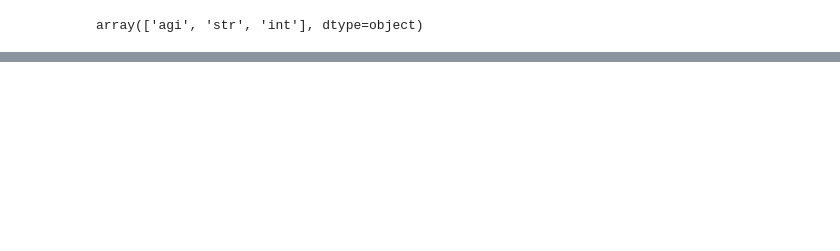
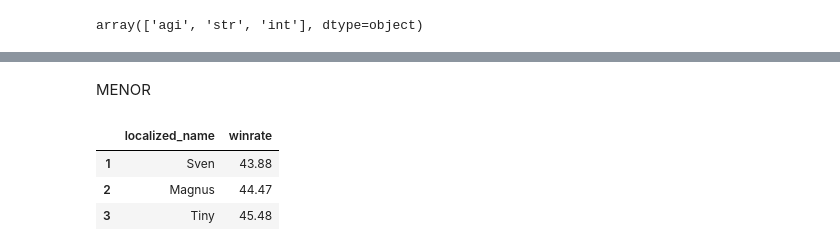
Before and after one commit to RafaelMoraesCruz/Heroes-Dota2, a Jupyter notebook: app.ipynb, the cells around one changed output, grey strips where cells are left out. Cells and saved outputs as stored; diff of their text form; code cells hidden in the pictures; blank space fills up the shorter version.

```diff
--- a/app.ipynb
+++ b/app.ipynb
@@ -161,0 +221,11 @@ Text(0, 0.5, 'Quantidade de herois')
+# %% [markdown]
+MENOR
+# %%
+herois_maior_winrate = df.sort_values(by='winrate', ascending=True).head(3)[['localized_name', 'winrate']]
+herois_maior_winrate.index = range(1, herois_maior_winrate.shape[0] + 1)
+round(herois_maior_winrate,2)
+# %% [output]
+|  | localized_name | winrate |
+| 1 | Sven | 43.88 |
+| 2 | Magnus | 44.47 |
+| 3 | Tiny | 45.48 |
```
Also changed, not shown: parts of 20 cells of this notebook.
